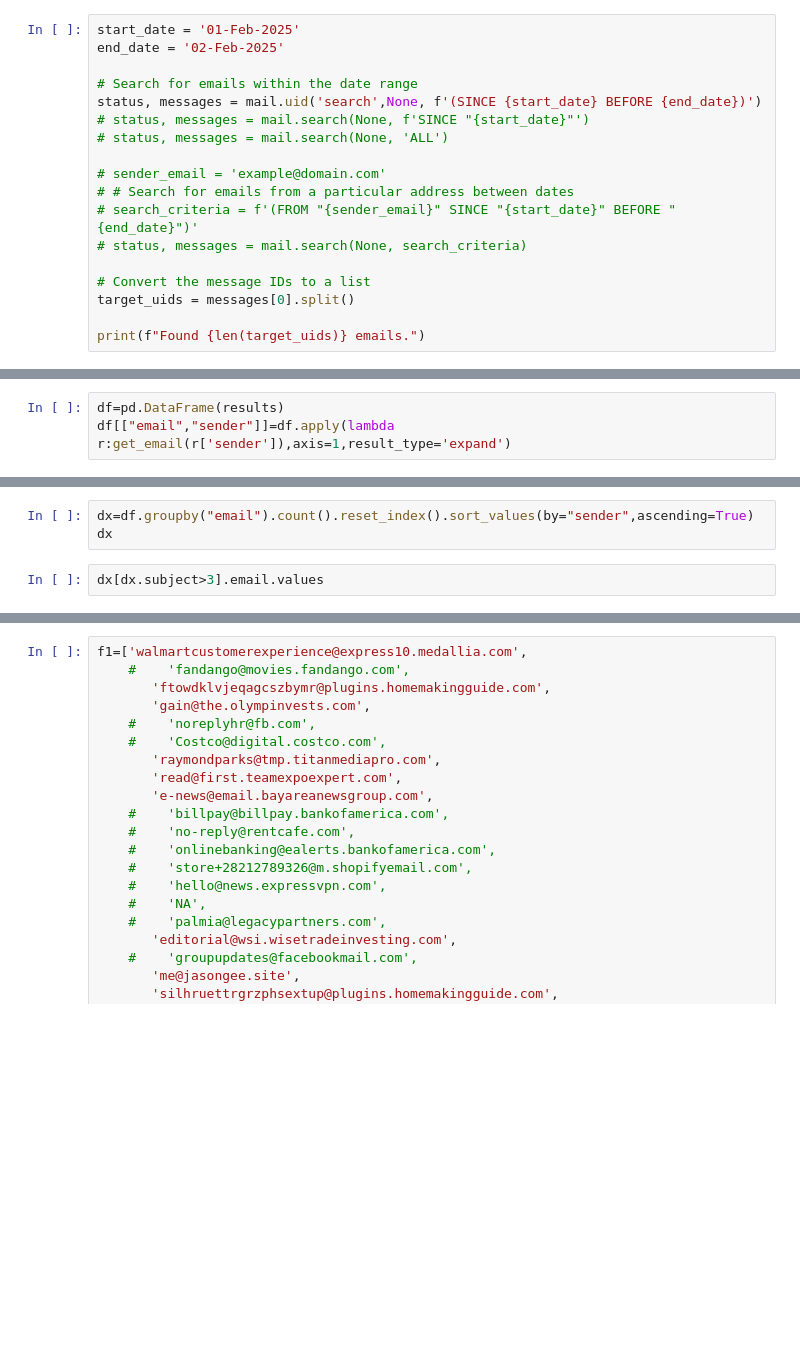
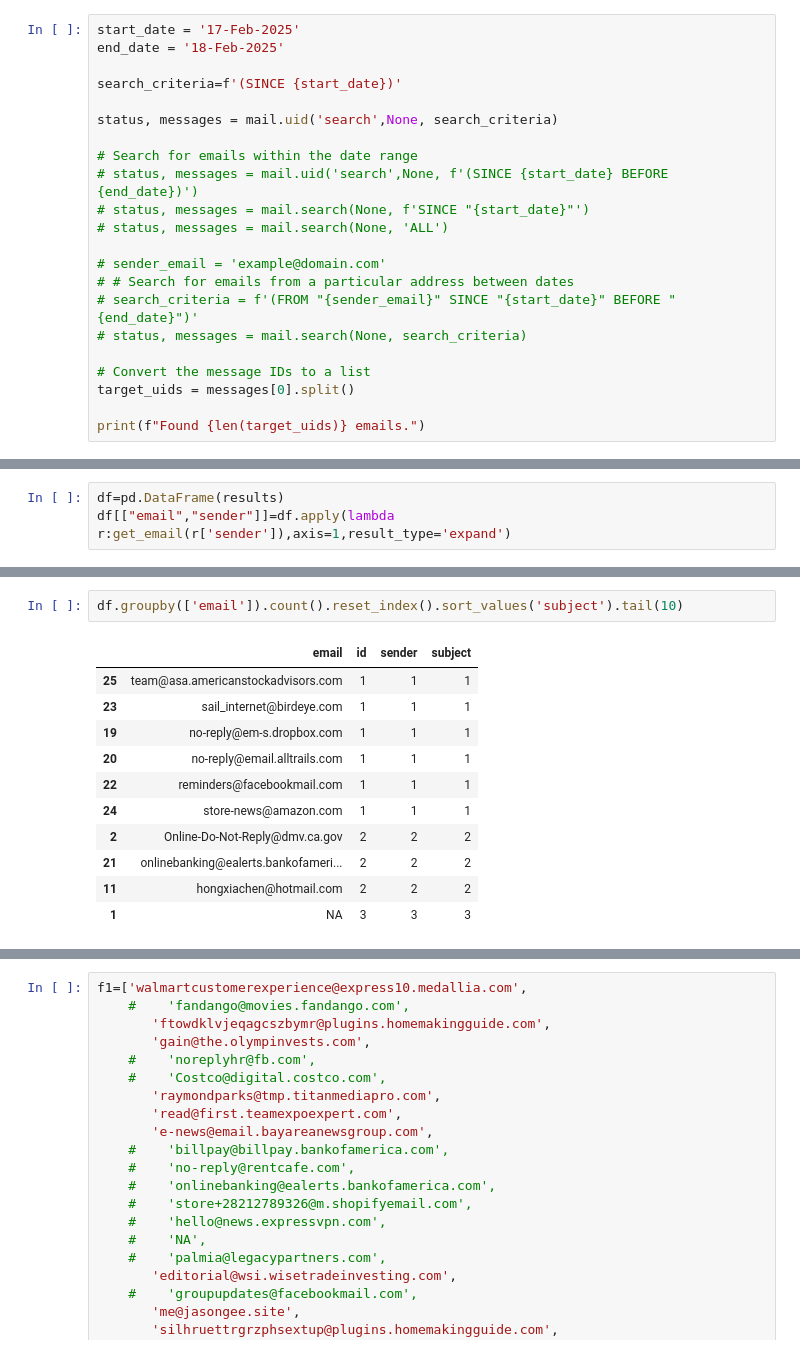
Before and after one commit to YibingTang/email_screen_delete, a Jupyter notebook: delete_email uid_yahoo.ipynb, the cells around one changed output, grey strips where cells are left out. Drawn from its saved outputs; the diff is of its cells as text; blank space fills up the shorter version.

```diff
--- a/delete_email uid_yahoo.ipynb
+++ b/delete_email uid_yahoo.ipynb
@@ -36,11 +36,15 @@ status, _ = mail.select(MAILBOX)
 if status != 'OK':
     print(f"Failed to select mailbox: {MAILBOX}")
 # %%
-start_date = '01-Feb-2025'
-end_date = '02-Feb-2025'
+start_date = '17-Feb-2025'
+end_date = '18-Feb-2025'
+
+search_criteria=f'(SINCE {start_date})'
+
+status, messages = mail.uid('search',None, search_criteria)
 
 # Search for emails within the date range
-status, messages = mail.uid('search',None, f'(SINCE {start_date} BEFORE {end_date})')
+# status, messages = mail.uid('search',None, f'(SINCE {start_date} BEFORE {end_date})')
 # status, messages = mail.search(None, f'SINCE "{start_date}"')
 # status, messages = mail.search(None, 'ALL')
 
@@ -113,6 +173,15 @@ list(df.email.unique())
 # %%
-dx=df.groupby("email").count().reset_index().sort_values(by="sender",ascending=True)
-dx
+df.groupby(['email']).count().reset_index().sort_values('subject').tail(10)
+# %% [output]
+|  | email | id | sender | subject |
+| 25 | team@asa.americanstockadvisors.com | 1 | 1 | 1 |
+| 23 | sail_internet@birdeye.com | 1 | 1 | 1 |
+| 19 | no-reply@em-s.dropbox.com | 1 | 1 | 1 |
+| 20 | no-reply@email.alltrails.com | 1 | 1 | 1 |
+| 22 | reminders@facebookmail.com | 1 | 1 | 1 |
+| 24 | store-news@amazon.com | 1 | 1 | 1 |
+| 2 | Online-Do-Not-Reply@dmv.ca.gov | 2 | 2 | 2 |
+| 21 | onlinebanking@ealerts.bankofameri... | 2 | 2 | 2 |
+| 11 | hongxiachen@hotmail.com | 2 | 2 | 2 |
+| 1 | NA | 3 | 3 | 3 |
-# %%
-dx[dx.subject>3].email.values
 # %%
```
Also changed, not shown: parts of 11 cells of this notebook, 1 other file.
